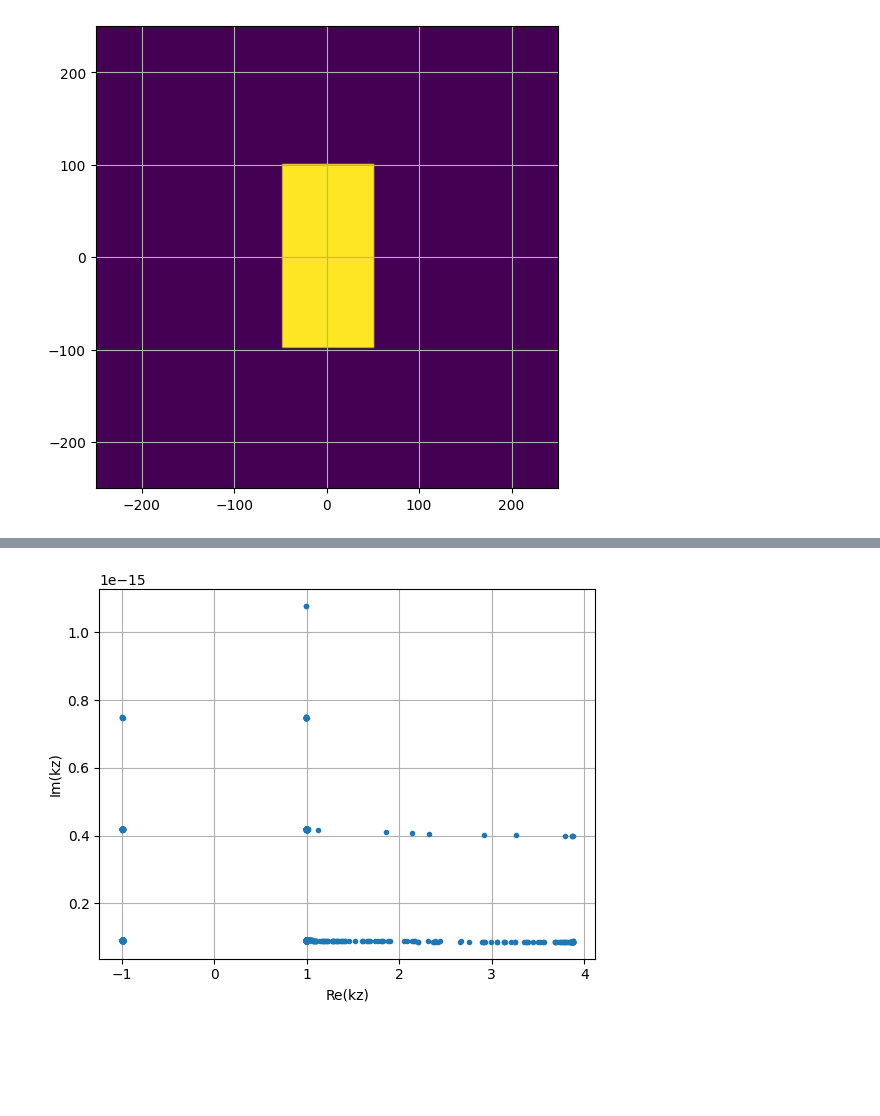
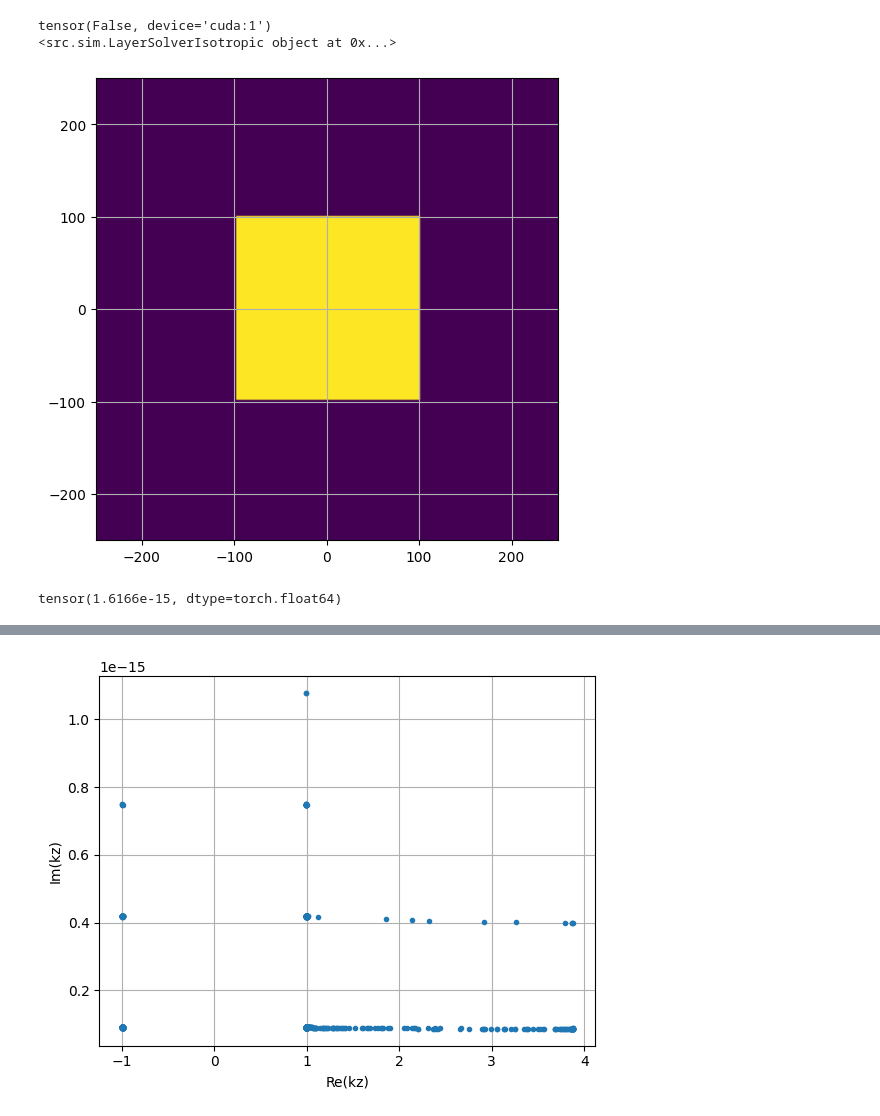
Before and after one commit to RodionovSA/metarcwa, a Jupyter notebook: eigensolver_test.ipynb, the cells around one changed output, grey strips where cells are left out. Saved outputs shown, nothing was run; the diff lists cells and outputs as text; code cells hidden in the pictures; blank space fills up the shorter version.

```diff
--- a/eigensolver_test.ipynb
+++ b/eigensolver_test.ipynb
@@ -30,38 +31,46 @@ grid = (Nx, Ny)
 lattice = Lattice(period=period, grid=grid)
 
 center = (0, 0)
-size = (100, 200)
+size = (200, 200)
 angle = 0.0*torch.pi/180
 
-epsilon = [15.0+1j, 2.0, 3.0]
-epsilon_bg = [1, 2.2, 2.5 + 0j]
+epsilon = [16.0+0.1j, 2.0, 3.0]
+epsilon_bg = [1, 2.0, 2.5 + 0j]
 
 mat = Material(backend, epsilon=epsilon)
 mat_bg = Material(backend, epsilon=epsilon_bg)
 
 shape = Rectangle(backend, lattice, center=center, size=size, material=mat, angle=angle, soft_mask=False)
 layer = Layer(shape, thickness=500, material_bg=mat_bg)
+layer_empty = Layer(Rectangle(backend, lattice, center=(0,0), size=period, material=mat_bg, angle=angle), thickness=500, material_bg=mat_bg)
 
 wavelength = [400, 600, 700.0]
 theta = [0.0, 10.0]
 phi = [0.0, 2.0]
 source = Source(backend, wavelength=wavelength, theta=theta, phi=phi)
 n_inc = 1.0
 
 cfg = LayerConfig(M = M, N = N,
                   closed_form=True,
                   circ_truncation=True,
-                  factorization='Pol', tvf_optimizer='LBFGS',
+                  inverse_matrix_method = 'solve',
+                  factorization='None', tvf_optimizer='LBFGS',
                   tvf_alpha=1.0, tvf_beta=1e-6, tvf_gamma=0, tvf_steps=1,
-                  modes_solver='eig')
+                  modes_solver='eig',
+                  hsimplify=True)
 
 solver = LayerSolver(layer, source, cfg, n_inc)
+solver_empty = LayerSolver(layer_empty, source, cfg, n_inc)
 
 epsilon_xy = layer.epsilon_xy()[:,0,0,:,:]
 
+print(layer.is_homogeneous)
+print(solver)
 
 plt.figure(figsize=(6,6))
 plt.imshow(epsilon_xy[0].cpu().real.T, origin='lower', extent=(-period[0]/2, period[0]/2, -period[1]/2, period[1]/2))
 plt.grid()
 # %% [output]
+tensor(False, device='cuda:1')
+<src.sim.LayerSolverIsotropic object at 0x...>
-[figure, old version]
+[figure, new version]
@@ -67,0 +91,4 @@ plt.grid()
+# %%
+(S12 - S21).abs().mean().cpu()
+# %% [output]
+tensor(1.6166e-15, dtype=torch.float64)
```
Also changed, not shown: parts of 10 cells of this notebook, 5 other files.
